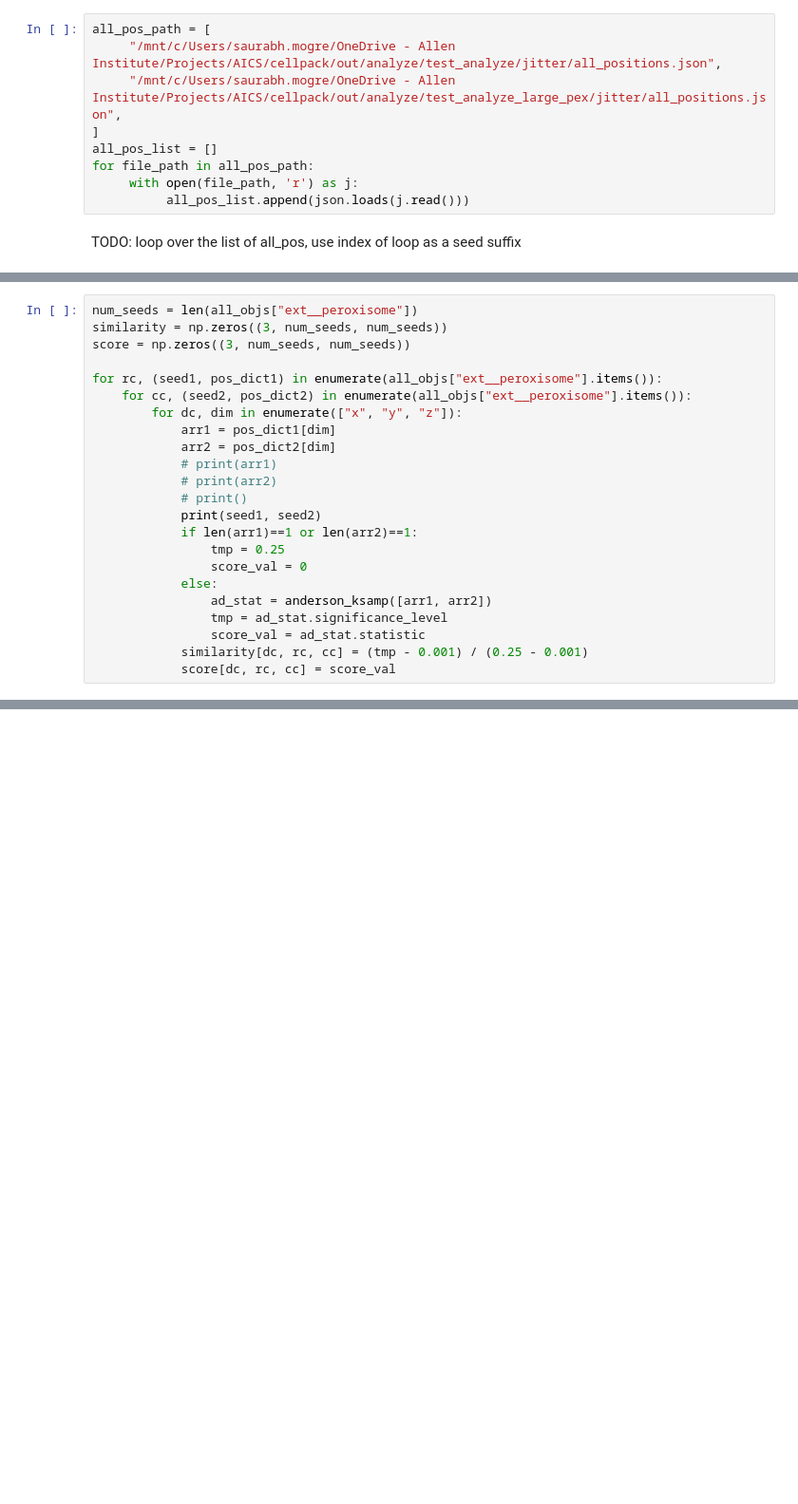
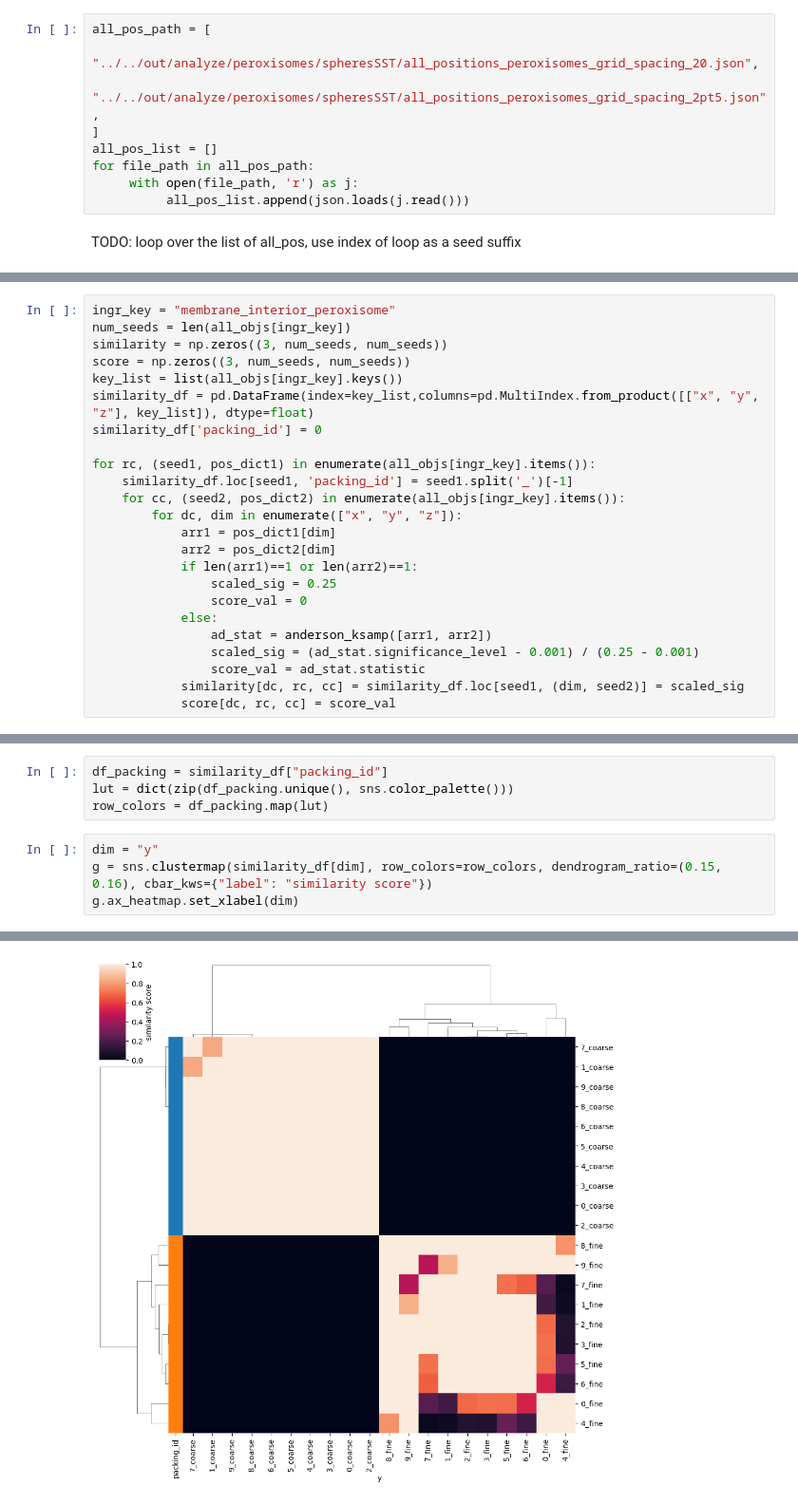
Before and after one commit to mesoscope/cellpack, a Jupyter notebook: cellpack/test-analysis/analysis.ipynb, the cells around one changed output, grey strips where cells are left out. Shown: that part at 95% size. Cells and saved outputs as stored; diff of their text form; blank space fills up the shorter version.

```diff
--- a/cellpack/test-analysis/analysis.ipynb
+++ b/cellpack/test-analysis/analysis.ipynb
@@ -31,8 +28,8 @@ Anderson_ksampResult(statistic=-0.6508312956466941, critical_values=array([0.325
 TODO: try reading in multiple all_pos by creating a list of dictionaries of all_pos
 # %%
 all_pos_path = [
-     "/mnt/c/Users/saurabh.mogre/OneDrive - Allen Institute/Projects/AICS/cellpack/out/analyze/test_analyze/jitter/all_positions.json",
-     "/mnt/c/Users/saurabh.mogre/OneDrive - Allen Institute/Projects/AICS/cellpack/out/analyze/test_analyze_large_pex/jitter/all_positions.json",
+     "../../out/analyze/peroxisomes/spheresSST/all_positions_peroxisomes_grid_spacing_20.json",
+     "../../out/analyze/peroxisomes/spheresSST/all_positions_peroxisomes_grid_spacing_2pt5.json",
 ]
 all_pos_list = []
 for file_path in all_pos_path:
@@ -78,23 +54,24 @@ tmp
 # %%
-num_seeds = len(all_objs["ext__peroxisome"])
+ingr_key = "membrane_interior_peroxisome"
+num_seeds = len(all_objs[ingr_key])
 similarity = np.zeros((3, num_seeds, num_seeds))
 score = np.zeros((3, num_seeds, num_seeds))
+key_list = list(all_objs[ingr_key].keys())
+similarity_df = pd.DataFrame(index=key_list,columns=pd.MultiIndex.from_product([["x", "y", "z"], key_list]), dtype=float)
+similarity_df['packing_id'] = 0
 
-for rc, (seed1, pos_dict1) in enumerate(all_objs["ext__peroxisome"].items()):
-    for cc, (seed2, pos_dict2) in enumerate(all_objs["ext__peroxisome"].items()):
+for rc, (seed1, pos_dict1) in enumerate(all_objs[ingr_key].items()):
+    similarity_df.loc[seed1, 'packing_id'] = seed1.split('_')[-1]
+    for cc, (seed2, pos_dict2) in enumerate(all_objs[ingr_key].items()):
         for dc, dim in enumerate(["x", "y", "z"]):
             arr1 = pos_dict1[dim]
             arr2 = pos_dict2[dim]
-            # print(arr1)
-            # print(arr2)
-            # print()
-            print(seed1, seed2)
             if len(arr1)==1 or len(arr2)==1:
-                tmp = 0.25
+                scaled_sig = 0.25
                 score_val = 0
             else:
                 ad_stat = anderson_ksamp([arr1, arr2])
-                tmp = ad_stat.significance_level
+                scaled_sig = (ad_stat.significance_level - 0.001) / (0.25 - 0.001)
                 score_val = ad_stat.statistic
-            similarity[dc, rc, cc] = (tmp - 0.001) / (0.25 - 0.001)
+            similarity[dc, rc, cc] = similarity_df.loc[seed1, (dim, seed2)] = scaled_sig
             score[dc, rc, cc] = score_val
@@ -162,0 +78,9 @@ sns.clustermap(similarity[1])
+# %%
+df_packing = similarity_df["packing_id"]
+lut = dict(zip(df_packing.unique(), sns.color_palette()))
+row_colors = df_packing.map(lut)
+# %%
+dim = "y"
+g = sns.clustermap(similarity_df[dim], row_colors=row_colors, dendrogram_ratio=(0.15, 0.16), cbar_kws={"label": "similarity score"})
+g.ax_heatmap.set_xlabel(dim)
+# %% [output]
@@ -163 +88,2 @@ sns.clustermap(similarity[1])
+[figure, added]
 # %%
```
Also changed, not shown: parts of 20 cells of this notebook, 14 other files.
